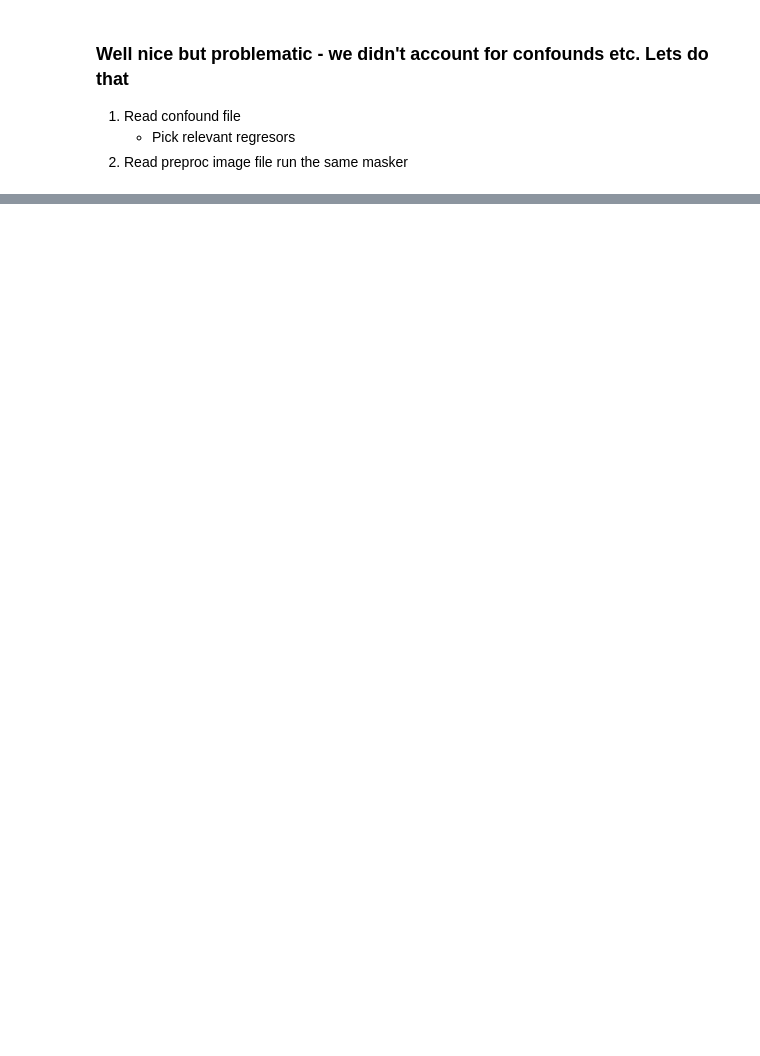
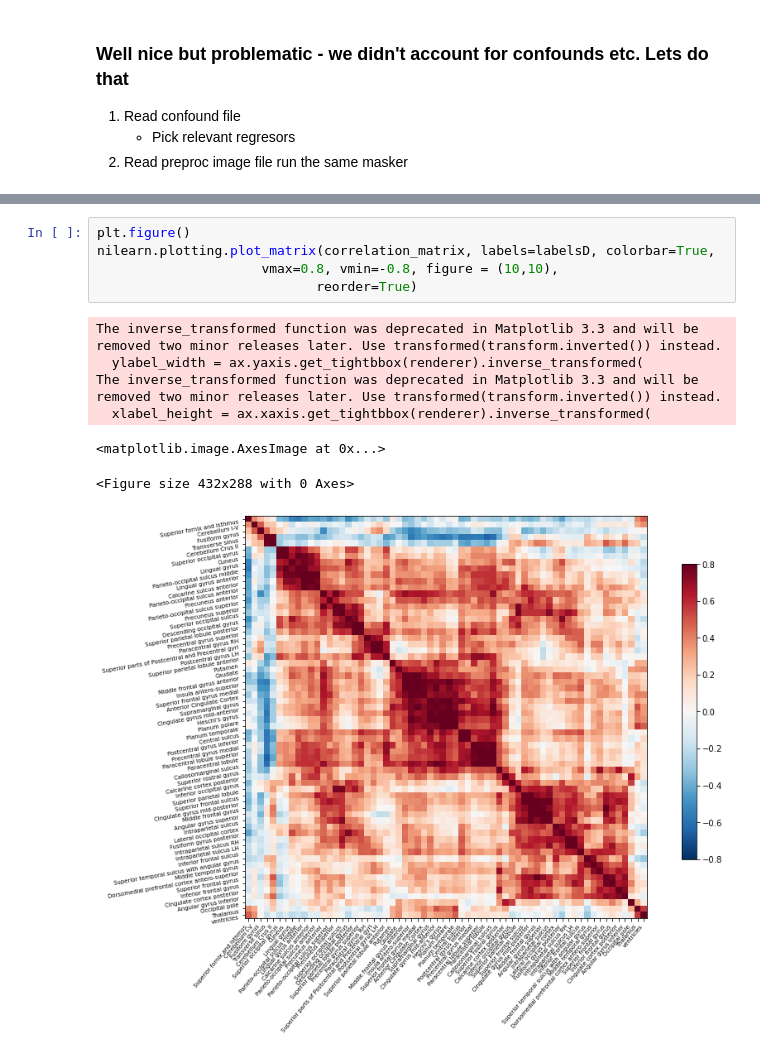
Before and after one commit to orduek/learnNi, a Jupyter notebook: workshop.ipynb, the cells around one changed output, grey strips where cells are left out. Saved outputs shown, nothing was run; the diff lists cells and outputs as text; blank space fills up the shorter version.

```diff
--- a/workshop.ipynb
+++ b/workshop.ipynb
@@ -146,0 +278,13 @@ matrmatrix_parcix.shape
+# %%
+plt.figure()
+nilearn.plotting.plot_matrix(correlation_matrix, labels=labelsD, colorbar=True,
+                     vmax=0.8, vmin=-0.8, figure = (10,10),
+                            reorder=True)
+# %% [output]
+The inverse_transformed function was deprecated in Matplotlib 3.3 and will be removed two minor releases later. Use transformed(transform.inverted()) instead.
+  ylabel_width = ax.yaxis.get_tightbbox(renderer).inverse_transformed(
+The inverse_transformed function was deprecated in Matplotlib 3.3 and will be removed two minor releases later. Use transformed(transform.inverted()) instead.
+  xlabel_height = ax.xaxis.get_tightbbox(renderer).inverse_transformed(
+<matplotlib.image.AxesImage at 0x...>
+<Figure size 432x288 with 0 Axes>
+[figure, added]
```
Also changed, not shown: parts of 30 cells of this notebook.
